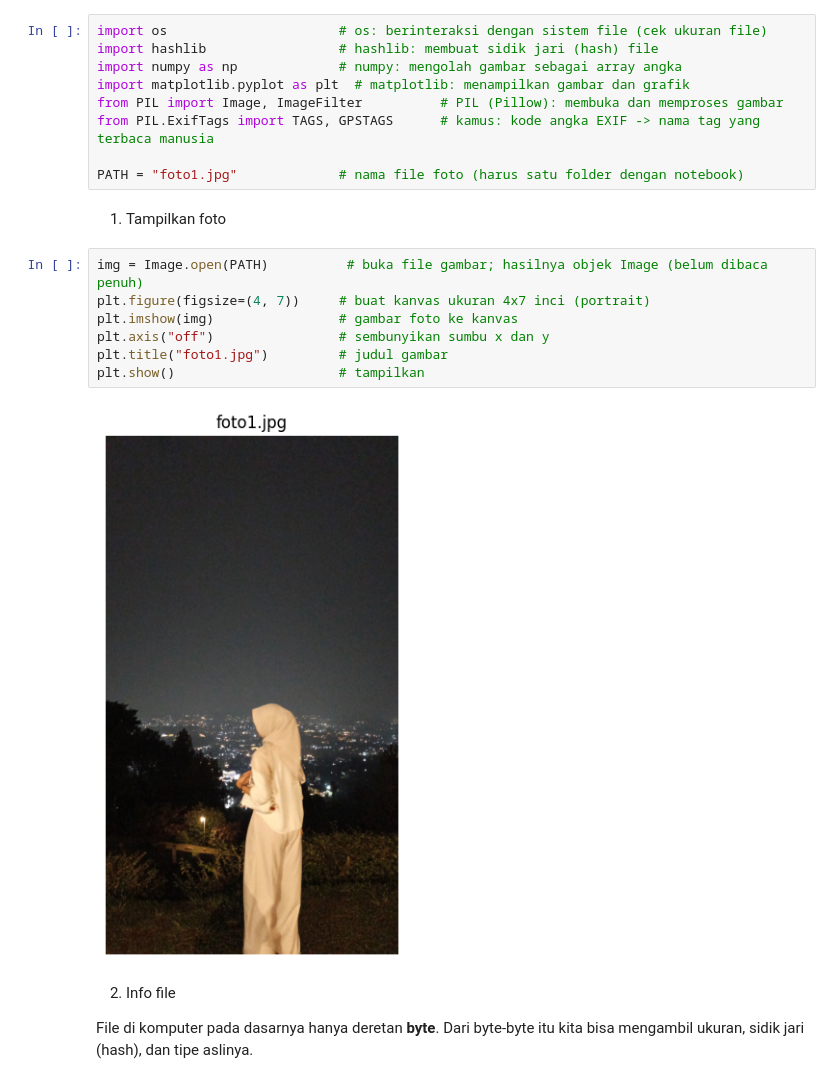
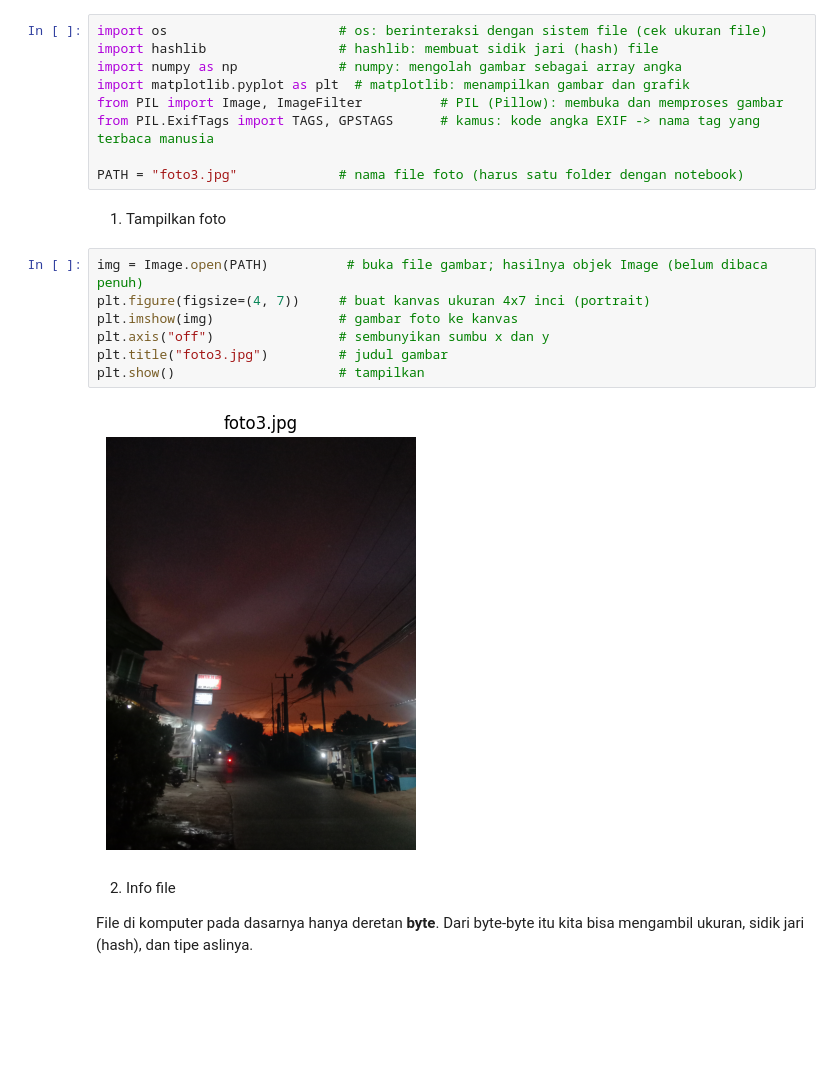
Before and after one commit to SaraSafitri1804/analisis_foto, a Jupyter notebook: analisis_foto.ipynb, the cells around one changed output. Drawn from its saved outputs; the diff is of its cells as text; blank space fills up the shorter version.

Commit message:
Menambahkan foto dan memperbarui analisis metadata

```diff
--- a/analisis_foto.ipynb
+++ b/analisis_foto.ipynb
@@ -10,18 +10,18 @@ import matplotlib.pyplot as plt  # matplotlib: menampilkan gambar dan grafik
 from PIL import Image, ImageFilter          # PIL (Pillow): membuka dan memproses gambar
 from PIL.ExifTags import TAGS, GPSTAGS      # kamus: kode angka EXIF -> nama tag yang terbaca manusia
 
-PATH = "foto1.jpg"             # nama file foto (harus satu folder dengan notebook)
+PATH = "foto3.jpg"             # nama file foto (harus satu folder dengan notebook)
 # %% [markdown]
 1. Tampilkan foto
 # %%
 img = Image.open(PATH)          # buka file gambar; hasilnya objek Image (belum dibaca penuh)
 plt.figure(figsize=(4, 7))     # buat kanvas ukuran 4x7 inci (portrait)
 plt.imshow(img)                # gambar foto ke kanvas
 plt.axis("off")                # sembunyikan sumbu x dan y
-plt.title("foto1.jpg")         # judul gambar
+plt.title("foto3.jpg")         # judul gambar
 plt.show()                     # tampilkan
 # %% [output]
-[figure, old version]
+[figure, new version]
 # %% [markdown]
 2. Info file
 
```
Also changed, not shown: parts of 11 cells of this notebook, 2 other files.
